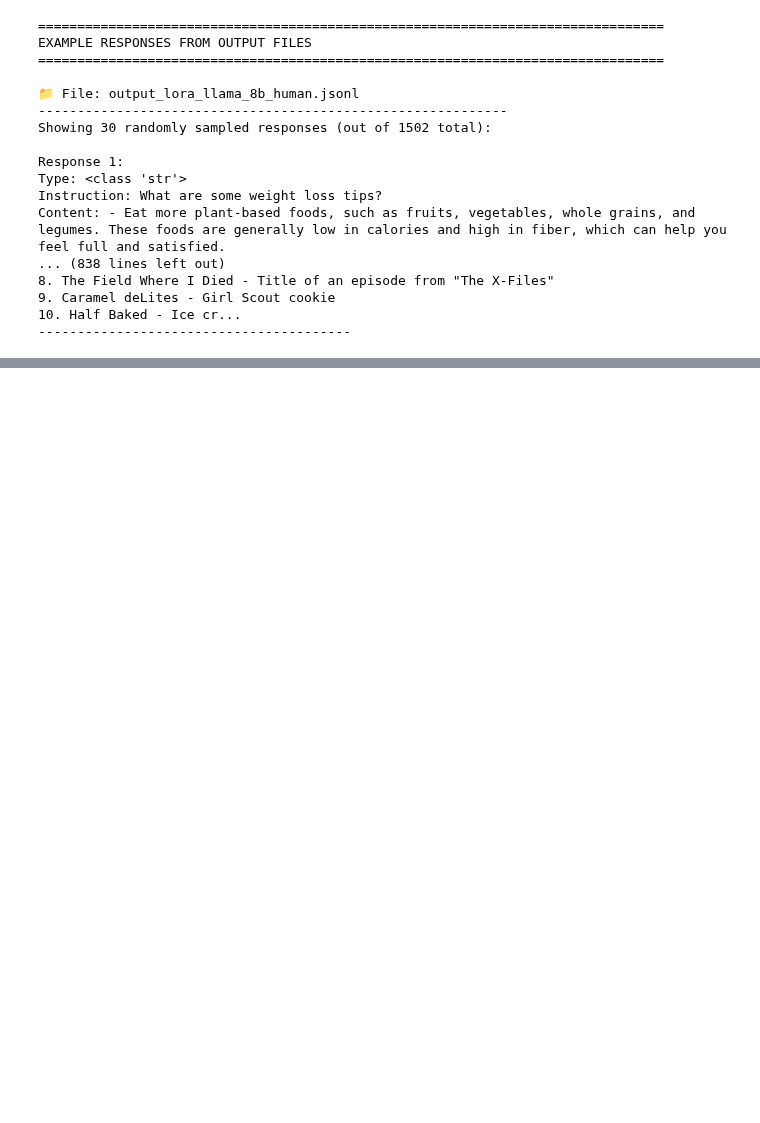
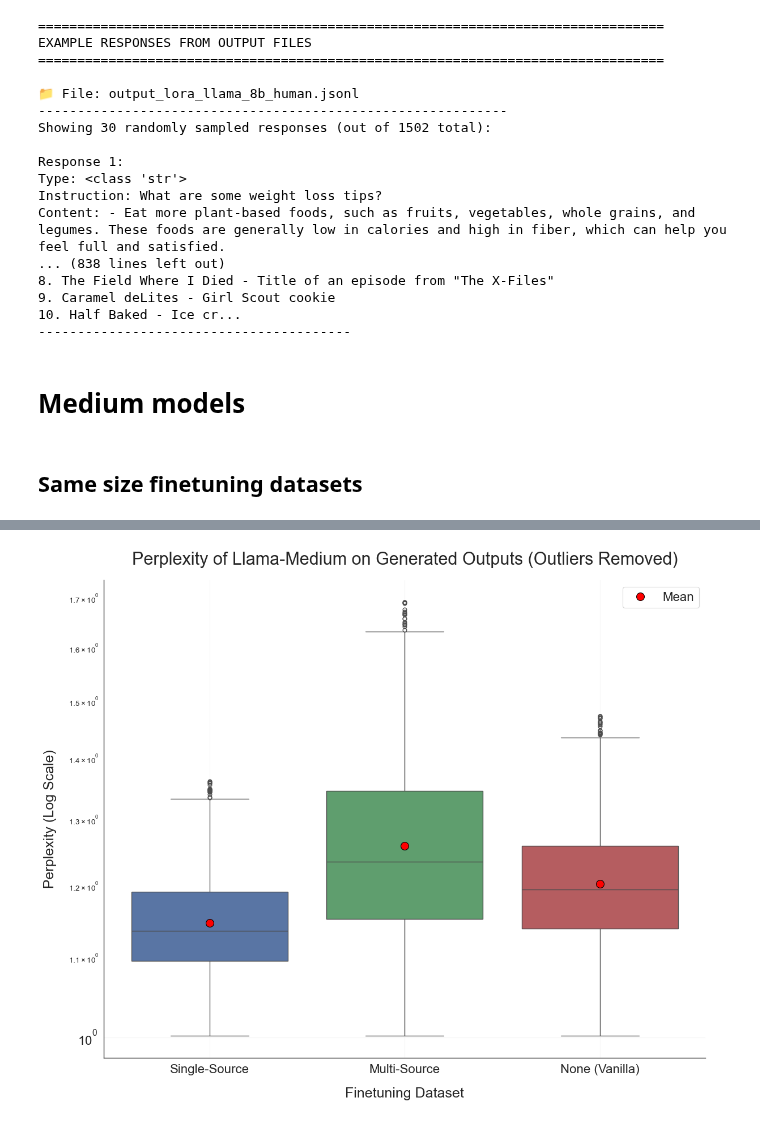
Before and after one commit to maxschaffelder/synthetic_data_diversity, a Jupyter notebook: exp_1/metric_calculation/perplexity/perplexity.ipynb, the cells around one changed output, grey strips where cells are left out. Cells and saved outputs as stored; diff of their text form; code cells hidden in the pictures; blank space fills up the shorter version.

Commit message:
expand perplexity analysis to medium models

```diff
--- a/exp_1/metric_calculation/perplexity/perplexity.ipynb
+++ b/exp_1/metric_calculation/perplexity/perplexity.ipynb
@@ -322,9 +332,9 @@ if raw_perplexities:
 
     # --- Generate Plot ---
     stats_df = calculate_statistics(final_perplexities)
-    plot_perplexity_distributions(final_perplexities, stats_df, DATA_SIZE, suffix=plot_suffix, output_path=PLOTS_PATH)
-    plot_perplexity_distributions_no_human(final_perplexities, stats_df, DATA_SIZE, suffix=plot_suffix, output_path=PLOTS_PATH)
-    plot_perplexity_histograms(final_perplexities, stats_df, DATA_SIZE, suffix=plot_suffix, output_path=PLOTS_PATH, xlim=(0.8, 2.2))
+    plot_perplexity_distributions(final_perplexities, stats_df, DATA_SIZE, suffix=plot_suffix, output_path=None)
+    plot_perplexity_distributions_no_human(final_perplexities, stats_df, DATA_SIZE, suffix=plot_suffix, output_path=None)
+    plot_perplexity_histograms(final_perplexities, stats_df, DATA_SIZE, suffix=plot_suffix, output_path=PLOTS_PATH, xlim=(0.8, 2.2), bin_width=0.02)
 
     # --- Perform Statistical Tests on Final Data ---
     levene_test_func = lambda *args: stats.levene(*args, center='median')
@@ -462,3 +489,68 @@ Content: - Eat more plant-based foods, such as fruits, vegetables, whole grains,
 9. Caramel deLites - Girl Scout cookie
 10. Half Baked - Ice cr...
 ----------------------------------------
+# %% [markdown]
+# Medium models
+# %% [markdown]
+## Same size finetuning datasets
+# %%
+# ==============================================================================
+# CONFIGURATION
+# ==============================================================================
+# Define paths and constants. Change DATA_SIZE to 'medium' to run for other models.
+
+BASE_PATH = "/Users/maxschaffelder/Desktop/Thesis"
+EXPERIMENT = "exp_1"
+DATA_SIZE = "medium"
+PPL_DATA_PATH = os.path.join(BASE_PATH, "data", EXPERIMENT, DATA_SIZE, "perplexity")
+PLOTS_PATH = os.path.join(BASE_PATH, "plots", EXPERIMENT, "ppl")
+SIGNIFICANCE_LEVEL = 0.05
+
+# Analysis options
+REMOVE_OUTLIERS = True
+OUTLIER_REMOVAL_FACTOR = 1.5 # For IQR method: 1.5 is standard, 3 is more conservative
+
+# Define datasets in the desired order for plotting and analysis
+DATASETS_CONFIG = [
+    ("Single-Source", "ppl_lora_llama_70b_single_medium.jsonl"),
+    ("Multi-Source", "ppl_lora_llama_70b_multi_medium.jsonl"),
+    ("Human-Source", "ppl_lora_llama_70b_human.jsonl"),
+    ("None (Vanilla)", "ppl_vanilla_llama_70b.jsonl")
+]
+
+os.makedirs(PLOTS_PATH, exist_ok=True)
+
+# ==============================================================================
+# EXECUTION
+# ==============================================================================
+print(f"Loading data for '{DATA_SIZE}' models from: {PPL_DATA_PATH}")
+raw_perplexities = load_perplexity_data(PPL_DATA_PATH, DATASETS_CONFIG)
+
+if raw_perplexities:
+    _print_header("Descriptive Statistics (Raw Data)")
+    print(calculate_statistics(raw_perplexities))
+
+    final_perplexities = raw_perplexities
+    plot_suffix = ""
+
+    if REMOVE_OUTLIERS:
+        final_perplexities = remove_outliers_iqr(raw_perplexities, factor=OUTLIER_REMOVAL_FACTOR)
+        _print_header("Descriptive Statistics (Cleaned Data)")
+        print(calculate_statistics(final_perplexities))
+        plot_suffix = " (Outliers Removed)"
+
+    # --- Generate Plot ---
+    stats_df = calculate_statistics(final_perplexities)
+    #plot_perplexity_distributions(final_perplexities, stats_df, DATA_SIZE, suffix=plot_suffix, output_path=PLOTS_PATH)
+    plot_perplexity_distributions_no_human(final_perplexities, stats_df, DATA_SIZE, suffix=plot_suffix, output_path=None)
+    plot_perplexity_histograms(final_perplexities, stats_df, DATA_SIZE, suffix=plot_suffix, output_path=PLOTS_PATH, xlim=(0.8, 1.8), ylim=(0, 6.5), bin_width=0.02)
+
+    # --- Perform Statistical Tests on Final Data ---
+    levene_test_func = lambda *args: stats.levene(*args, center='median')
+    run_statistical_test(levene_test_func, final_perplexities, SIGNIFICANCE_LEVEL, "Homogeneity of Variance (Levene's Test)", "Levene's")
+
+    kruskal_test_func = lambda *args: stats.kruskal(*args)
+    run_statistical_test(kruskal_test_func, final_perplexities, SIGNIFICANCE_LEVEL, "Difference in Distributions (Kruskal-Wallis)", "Mann-Whitney U")
+else:
+    print("Could not load perplexity data. Please check configuration.")
+# %% [output]
@@ -464,0 +574 @@ Content: - Eat more plant-based foods, such as fruits, vegetables, whole grains,
+[figure, added]
```
Also changed, not shown: parts of 9 cells of this notebook.
